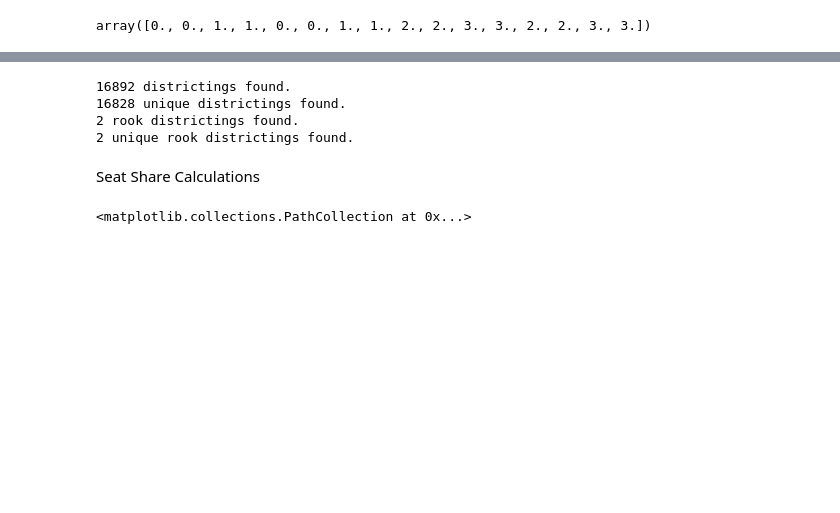
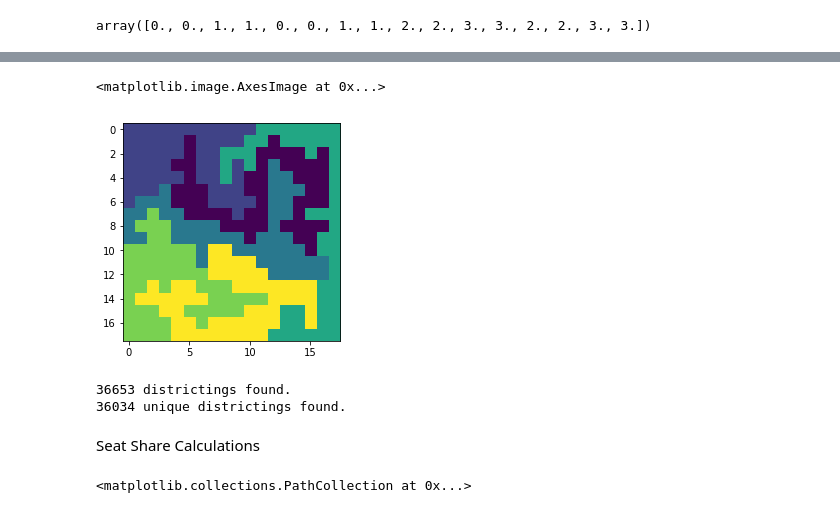
Before and after one commit to gerrymandr/Ising, a Jupyter notebook: Seat Share vs Temperature of Ising Model Simulation.ipynb, the cells around one changed output, grey strips where cells are left out. Cells and saved outputs as stored; diff of their text form; code cells hidden in the pictures; blank space fills up the shorter version.

```diff
--- a/Seat Share vs Temperature of Ising Model Simulation.ipynb
+++ b/Seat Share vs Temperature of Ising Model Simulation.ipynb
@@ -150,7 +150,9 @@ create_block_districting(2, 2, 2, 2)
 array([0., 0., 1., 1., 0., 0., 1., 1., 2., 2., 3., 3., 2., 2., 3., 3.])
 # %%
 # change the district of the second node to that of the first
-def flip_district(districting, node1, node2):
+def flip_district(districting, node1, node2, district_sizes):
+    district_sizes[int(districting[node1])] += 1
+    district_sizes[int(districting[node2])] -= 1
     districting[node2] = districting[node1]
 # %%
 # test flip_district
@@ -220,77 +225,82 @@ num_blocks_down = 3
 num_vertices_across = block_width * num_blocks_across
 num_districts = num_blocks_across * num_blocks_down
 nodes_per_district = block_width * block_height
+num_districts = num_blocks_across * num_blocks_down
 
-G = create_square_grid_graph(num_vertices_across, diagonals=True)
+G = create_square_grid_graph(num_vertices_across, diagonals=False)
 G_edges = list(G.edges())
 num_G_edges = len(G_edges) # number of edges in the grid graph
-
-G_rook = create_square_grid_graph(num_vertices_across, diagonals=False)
-G_rook_edges = list(G_rook.edges())
 # %%
-num_proposals = 200000
+num_proposals = 50000
 current_districting = create_block_districting(block_width, block_height, num_blocks_across, num_blocks_down)
 districtings = [current_districting]
-rook_districtings = [current_districting]
+
+# Find the initial size of each district
+district_sizes = [0] * num_districts
+for i in current_districting:
+    district_sizes[int(i)] += 1
 
 # G_d (G_district) is the subgraph of G where edges connect nodes in the same district
 # G_d should have one connected component per district
 G_d = create_district_subgraph(G, current_districting)
-G_rook_d = create_district_subgraph(G_rook, current_districting)
 
 for k in range(num_proposals):
-    # search for conflicting edge to swap
+    # search for conflicting edge to swap]
+
+    num_tries = 0
     still_searching = True
     while still_searching: # Each edge occurs twice in the edge list; a-b and b-a
+        num_tries += 1
         r = random.randint(0, num_G_edges - 1)
         edge = G_edges[r]
-        v1 = edge[0]
-        v2 = edge[1]
+
+        r2 = random.randint(0,1)
+
+        if r2 == 0:
+            v1 = edge[0]
+            v2 = edge[1]
+        else:
+            v1 = edge[1]
+            v2 = edge[0]
+
+        if district_sizes[int(current_districting[v1])] > nodes_per_district:
+            continue
+        if district_sizes[int(current_districting[v2])] < nodes_per_district:
+            continue
         if current_districting[v1] != current_districting[v2]:
             still_searching = False
+
     # save the original district of v2 in case the flip isn't accepted
     # flip the district of v2 to that of v1
     # update the district graph G_d:
     # - remove all edges connected to v1 or v2
     # - add edges to v1 or v2 based on new districting
     old_v2 = current_districting[v2]
-    flip_district(current_districting, v1, v2)
+    flip_district(current_districting, v1, v2, district_sizes)
     update_district_subgraph_after_swap(G, G_d, v1, v2, current_districting)
-    update_district_subgraph_after_swap(G_rook, G_rook_d, v1, v2, current_districting)
 
     # if the new districting is valid, add it to the list
     # otherwise undo the changes
-    G_s = [] # G_subgraphs
-    deviant_population = False
-    for c in nx.connected_components(G_d):
-        size_of_subgraph = nx.number_of_nodes(G_d.subgraph(c))
-        if size_of_subgraph > (nodes_per_district + 1) or size_of_subgraph < (nodes_per_district - 1):
-            deviant_population = True
-    if nx.number_connected_components(G_d) == num_districts and not deviant_population:
+    if nx.number_connected_components(G_d) == num_districts:
         districting_copy = copy.deepcopy(current_districting) # without a deep copy, updating the current districting would change those already stored in the districtings list
         districtings.append(districting_copy)
-        if nx.number_connected_components(G_rook_d) == num_districts:
-            districting_copy = copy.deepcopy(current_districting)
-            rook_districtings.append(districting_copy)
     else:
         current_districting[v2] = old_v2
+        district_sizes[int(current_districting[v2])] += 1
+        district_sizes[int(current_districting[v1])] -= 1
         update_district_subgraph_after_swap(G, G_d, v1, v2, current_districting)
-        update_district_subgraph_after_swap(G_rook, G_rook_d, v1, v2, current_districting)
 plt.imshow(current_districting.reshape((18,18)))
+# %% [output]
+<matplotlib.image.AxesImage at 0x...>
+[figure, added]
 # %%
 # get unique districtings, not identifying those which labels permuted
 unique_districtings = [np.array(x) for x in set(tuple(x) for x in districtings)]
-unique_rook_districtings = [np.array(x) for x in set(tuple(x) for x in rook_districtings)]
-
 print(str(len(districtings)) + ' districtings found.')
 print(str(len(unique_districtings)) + ' unique districtings found.')
-print(str(len(rook_districtings)) + ' rook districtings found.')
-print(str(len(unique_rook_districtings)) + ' unique rook districtings found.')
 # %% [output]
-16892 districtings found.
-16828 unique districtings found.
-2 rook districtings found.
-2 unique rook districtings found.
+36653 districtings found.
+36034 unique districtings found.
 # %% [markdown]
 Seat Share Calculations
 # %%
```
Also changed, not shown: parts of 15 cells of this notebook.
